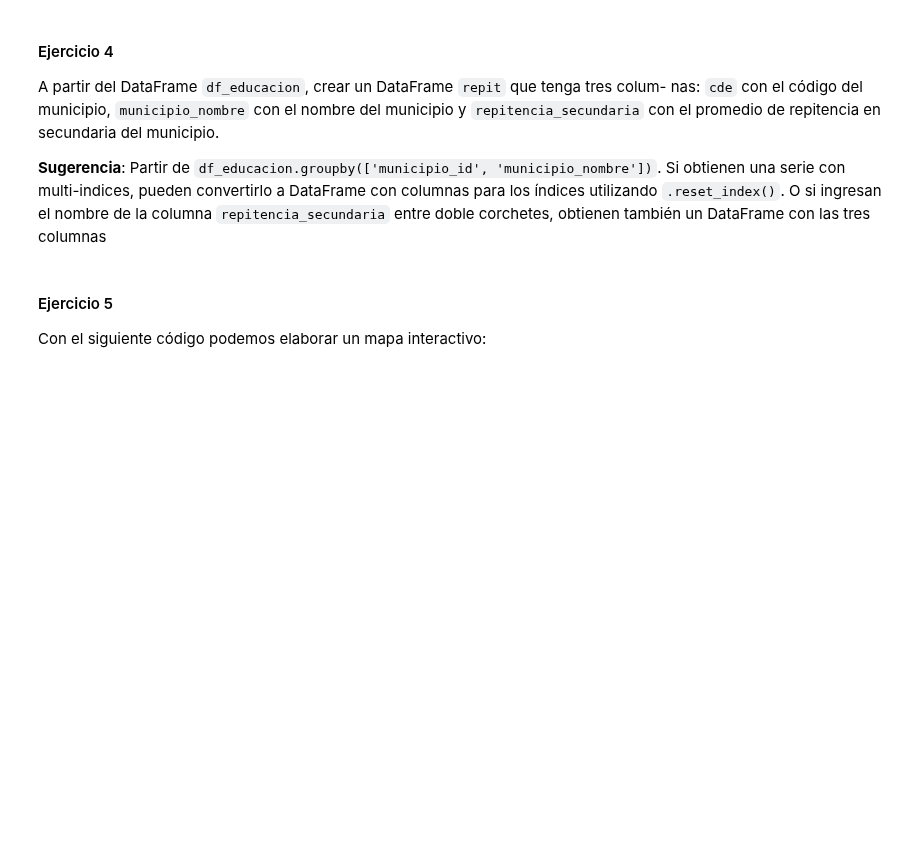
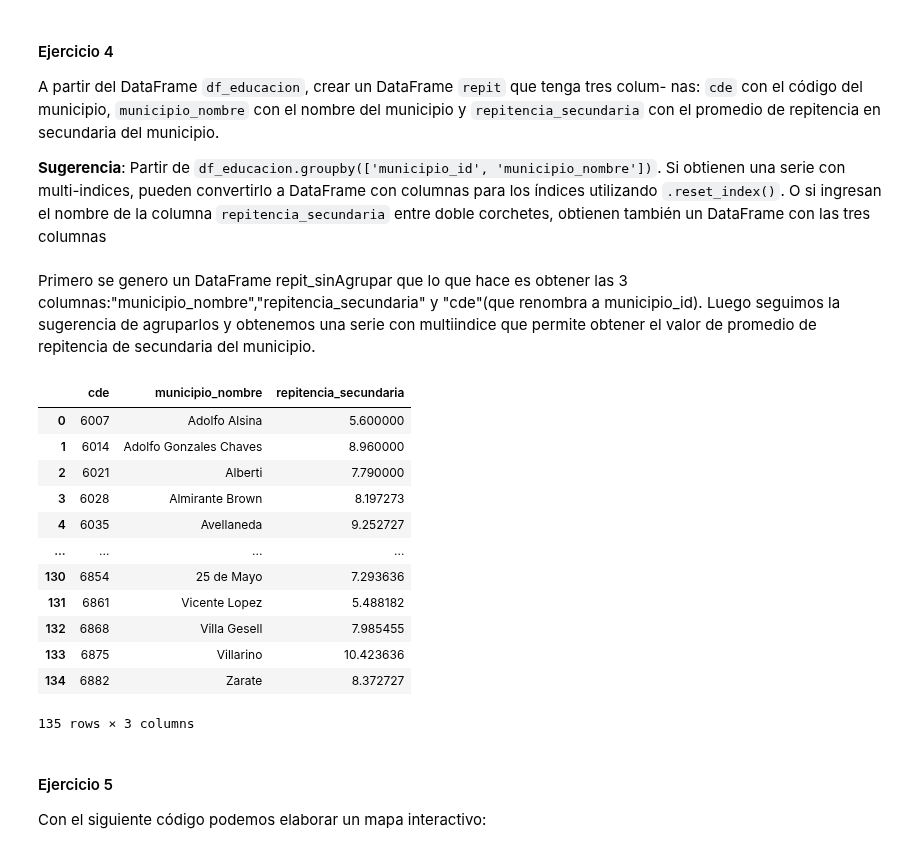
Before and after one commit to rodricoppa/TP1-LDD, a Jupyter notebook: TP_1.ipynb, the cells around one changed output. Drawn from its saved outputs; the diff is of its cells as text; code cells hidden in the pictures; blank space fills up the shorter version.

```diff
--- a/TP_1.ipynb
+++ b/TP_1.ipynb
@@ -627,3 +623,26 @@ Si obtienen una serie con multi-indices, pueden convertirlo a DataFrame con colu
+# %% [markdown]
+Primero se genero un DataFrame repit_sinAgrupar que lo que hace es obtener las 3 columnas:"municipio_nombre","repitencia_secundaria" y "cde"(que renombra a municipio_id). Luego seguimos la sugerencia de agruparlos y obtenemos una serie con multiindice que permite obtener el valor de promedio de repitencia de secundaria del municipio.
+# %%
+df_educacion_cde = df_educacion.rename(columns= {"municipio_id" : "cde"})
+# %%
+repit_sinAgrupar = df_educacion_cde[["cde","municipio_nombre","repitencia_secundaria"]]
+# %%
+repit=repit_sinAgrupar.groupby(['cde', 'municipio_nombre'])['repitencia_secundaria'].mean().reset_index()
+repit
+# %% [output]
+|  | cde | municipio_nombre | repitencia_secundaria |
+| 0 | 6007 | Adolfo Alsina | 5.600000 |
+| 1 | 6014 | Adolfo Gonzales Chaves | 8.960000 |
+| 2 | 6021 | Alberti | 7.790000 |
+| 3 | 6028 | Almirante Brown | 8.197273 |
+| 4 | 6035 | Avellaneda | 9.252727 |
+| ... | ... | ... | ... |
+| 130 | 6854 | 25 de Mayo | 7.293636 |
+| 131 | 6861 | Vicente Lopez | 5.488182 |
+| 132 | 6868 | Villa Gesell | 7.985455 |
+| 133 | 6875 | Villarino | 10.423636 |
+| 134 | 6882 | Zarate | 8.372727 |
+135 rows × 3 columns
 # %% [markdown]
 #### Ejercicio 5
 Con el siguiente código podemos elaborar un mapa interactivo:
```
Also changed, not shown: parts of 5 cells of this notebook.
